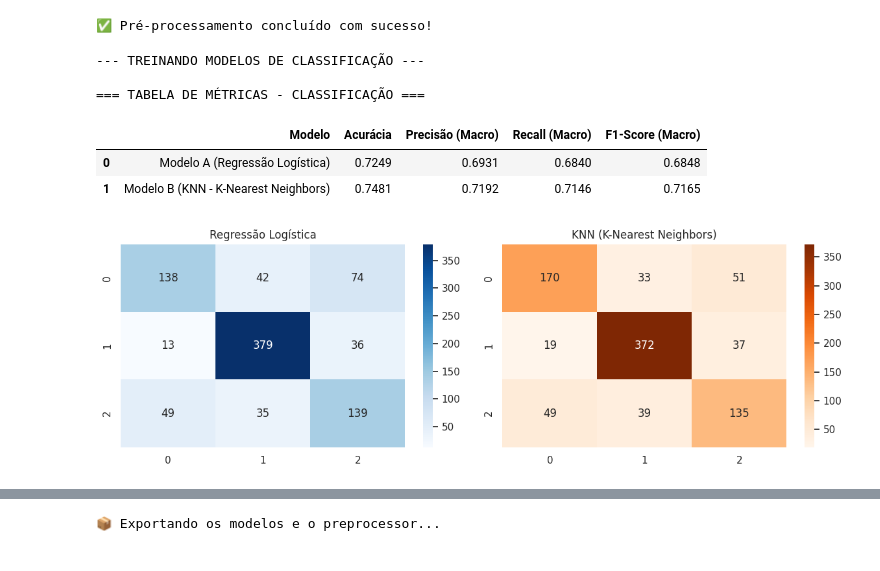
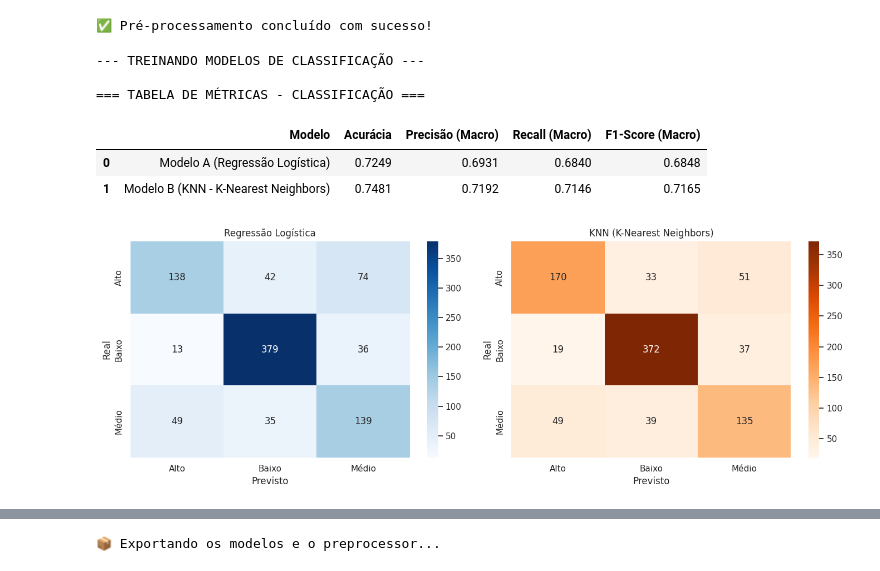
Before and after one commit to LaraDondossola/Classificacao-eventos-climaticos, a Jupyter notebook: Notebooks/Limpeza-e-Pré-processamento.ipynb, the cells around one changed output, grey strips where cells are left out. Cells and saved outputs as stored; diff of their text form; code cells hidden in the pictures.

```diff
--- a/Notebooks/Limpeza-e-Pré-processamento.ipynb
+++ b/Notebooks/Limpeza-e-Pré-processamento.ipynb
@@ -169,39 +169,54 @@ def metricas_cls(y_true, y_pred, nome):
     return {
         'Modelo': nome,
         'Acurácia': f"{accuracy_score(y_true, y_pred):.4f}",
         'Precisão (Macro)': f"{precision_score(y_true, y_pred, average='macro'):.4f}",
         'Recall (Macro)': f"{recall_score(y_true, y_pred, average='macro'):.4f}",
         'F1-Score (Macro)': f"{f1_score(y_true, y_pred, average='macro'):.4f}"
     }
 
 df_res_cls = pd.DataFrame([
     metricas_cls(y_test_cls, y_pred_lr, "Modelo A (Regressão Logística)"),
     metricas_cls(y_test_cls, y_pred_knn, "Modelo B (KNN - K-Nearest Neighbors)")
 ])
 
 print("\n=== TABELA DE MÉTRICAS - CLASSIFICAÇÃO ===")
 display(df_res_cls)
 
-# Matrizes de Confusão
-fig, axes = plt.subplots(1, 2, figsize=(12, 4))
-labels = ['Alto', 'Baixo', 'Médio']
+# Matrizes de Confusão com Rótulos de Reais e Previstos
+fig, axes = plt.subplots(1, 2, figsize=(14, 5))
 
-sns.heatmap(confusion_matrix(y_test_cls, y_pred_lr), annot=True, fmt='d', cmap='Blues', ax=axes[0])
+classes = ['Alto', 'Baixo', 'Médio']
+
+# Regressão Logística
+sns.heatmap(
+    confusion_matrix(y_test_cls, y_pred_lr),
+    annot=True, fmt='d', cmap='Blues', ax=axes[0],
+    xticklabels=classes, yticklabels=classes
+)
 axes[0].set_title('Regressão Logística')
+axes[0].set_xlabel('Previsto')
+axes[0].set_ylabel('Real')
 
-sns.heatmap(confusion_matrix(y_test_cls, y_pred_knn), annot=True, fmt='d', cmap='Oranges', ax=axes[1])
+# KNN
+sns.heatmap(
+    confusion_matrix(y_test_cls, y_pred_knn),
+    annot=True, fmt='d', cmap='Oranges', ax=axes[1],
+    xticklabels=classes, yticklabels=classes
+)
 axes[1].set_title('KNN (K-Nearest Neighbors)')
+axes[1].set_xlabel('Previsto')
+axes[1].set_ylabel('Real')
 
 plt.tight_layout()
 plt.show()
 # %% [output]
 --- TREINANDO MODELOS DE CLASSIFICAÇÃO ---
 
 === TABELA DE MÉTRICAS - CLASSIFICAÇÃO ===
 |  | Modelo | Acurácia | Precisão (Macro) | Recall (Macro) | F1-Score (Macro) |
 | 0 | Modelo A (Regressão Logística) | 0.7249 | 0.6931 | 0.6840 | 0.6848 |
 | 1 | Modelo B (KNN - K-Nearest Neighbors) | 0.7481 | 0.7192 | 0.7146 | 0.7165 |
-[figure, old version]
+[figure, new version]
 # %%
 # ==============================================================================
 # PARTE 2: ABORDAGEM DE REGRESSÃO (KNN Regressor + Regressão Múltipla)
```
Also changed, not shown: parts of 2 cells of this notebook.
